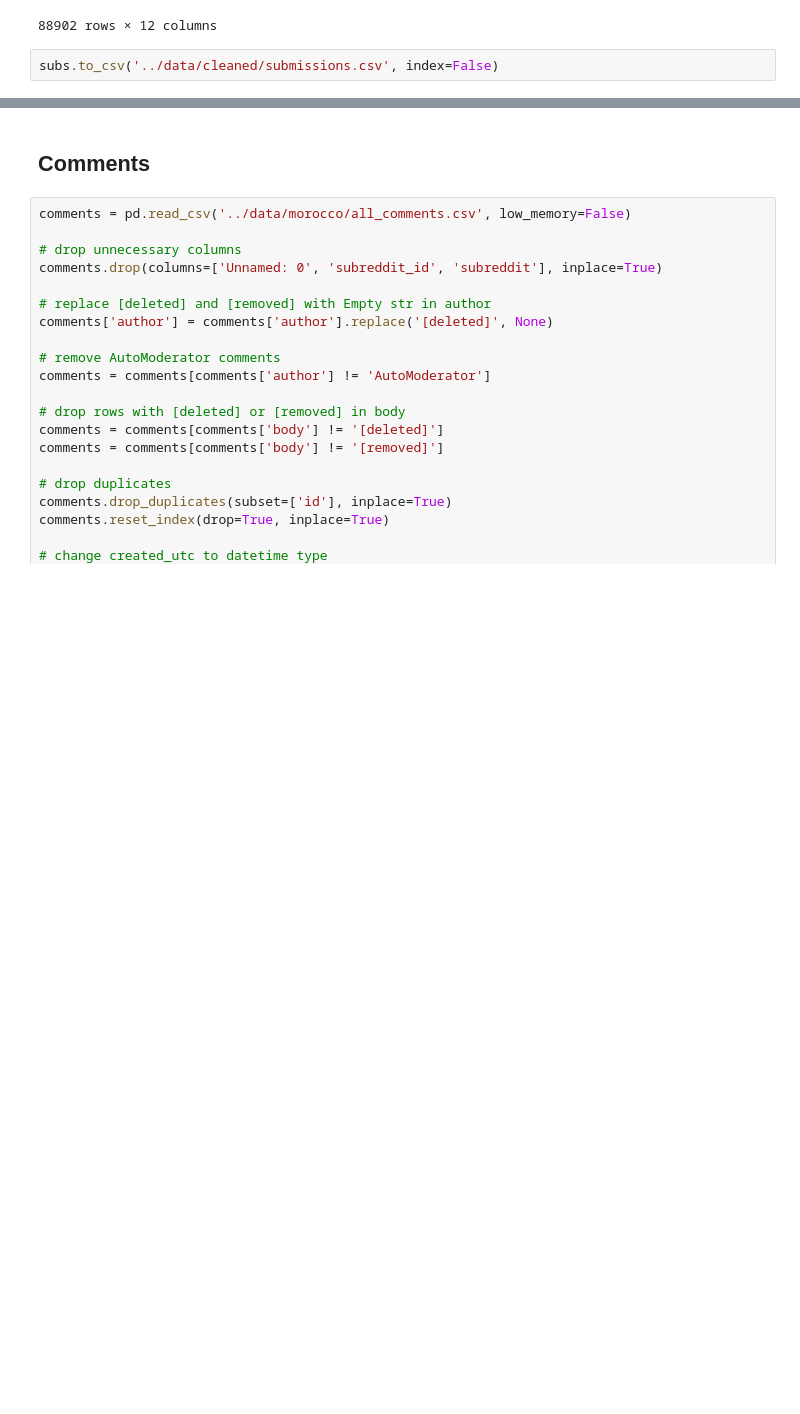
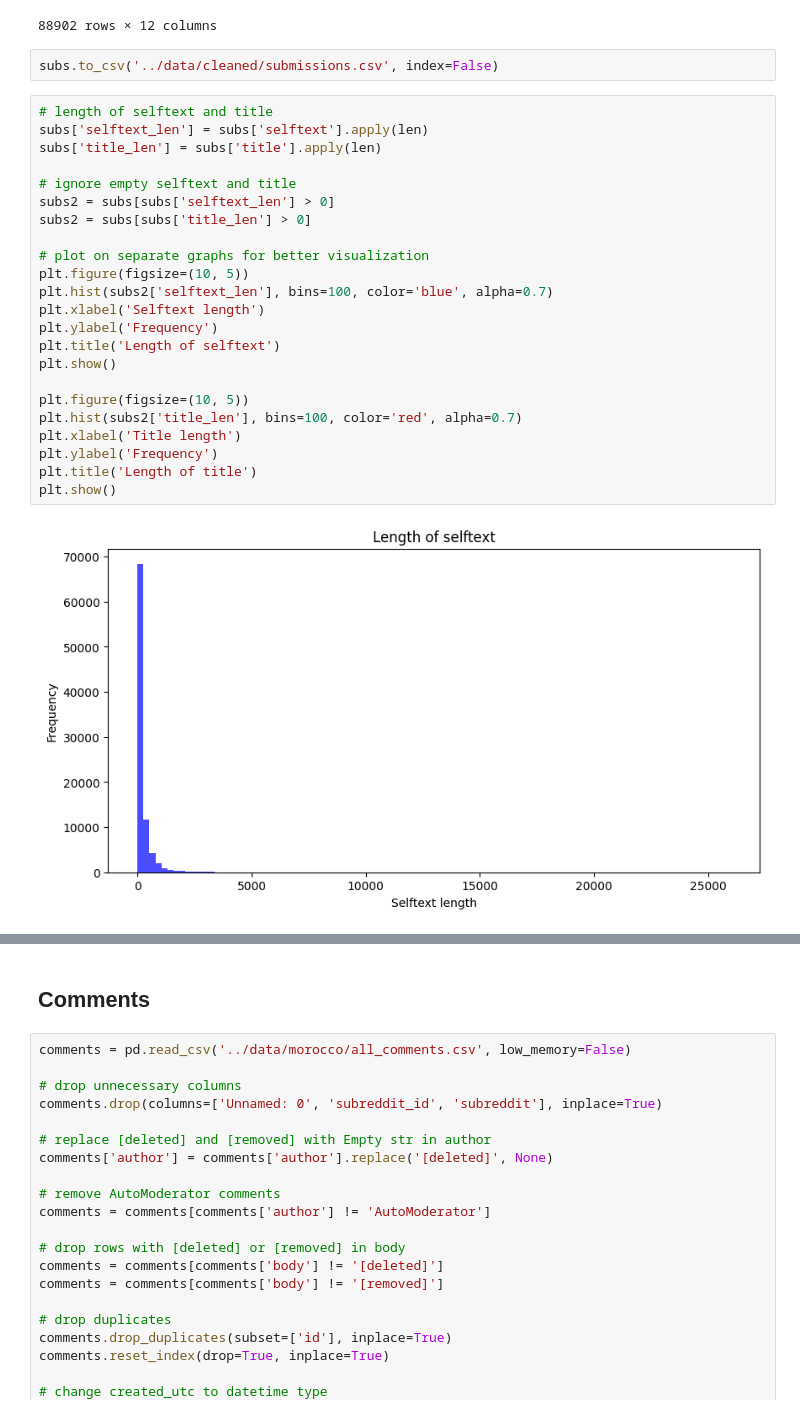
Before and after one commit to chelzakaria/unreddit, a Jupyter notebook: scripts/EDA.ipynb, the cells around one changed output, grey strips where cells are left out. Saved outputs shown, nothing was run; the diff lists cells and outputs as text; blank space fills up the shorter version.

Commit message:
add EDA graph
update gitignore

```diff
--- a/scripts/EDA.ipynb
+++ b/scripts/EDA.ipynb
@@ -49,3 +49,28 @@ subs
 88902 rows × 12 columns
 # %%
 subs.to_csv('../data/cleaned/submissions.csv', index=False)
+# %%
+# length of selftext and title
+subs['selftext_len'] = subs['selftext'].apply(len)
+subs['title_len'] = subs['title'].apply(len)
+
+# ignore empty selftext and title
+subs2 = subs[subs['selftext_len'] > 0]
+subs2 = subs[subs['title_len'] > 0]
+
+# plot on separate graphs for better visualization
+plt.figure(figsize=(10, 5))
+plt.hist(subs2['selftext_len'], bins=100, color='blue', alpha=0.7)
+plt.xlabel('Selftext length')
+plt.ylabel('Frequency')
+plt.title('Length of selftext')
+plt.show()
+
+plt.figure(figsize=(10, 5))
+plt.hist(subs2['title_len'], bins=100, color='red', alpha=0.7)
+plt.xlabel('Title length')
+plt.ylabel('Frequency')
+plt.title('Length of title')
+plt.show()
+# %% [output]
+[figure, added]
```
Also changed, not shown: parts of 12 cells of this notebook, 1 other file.
